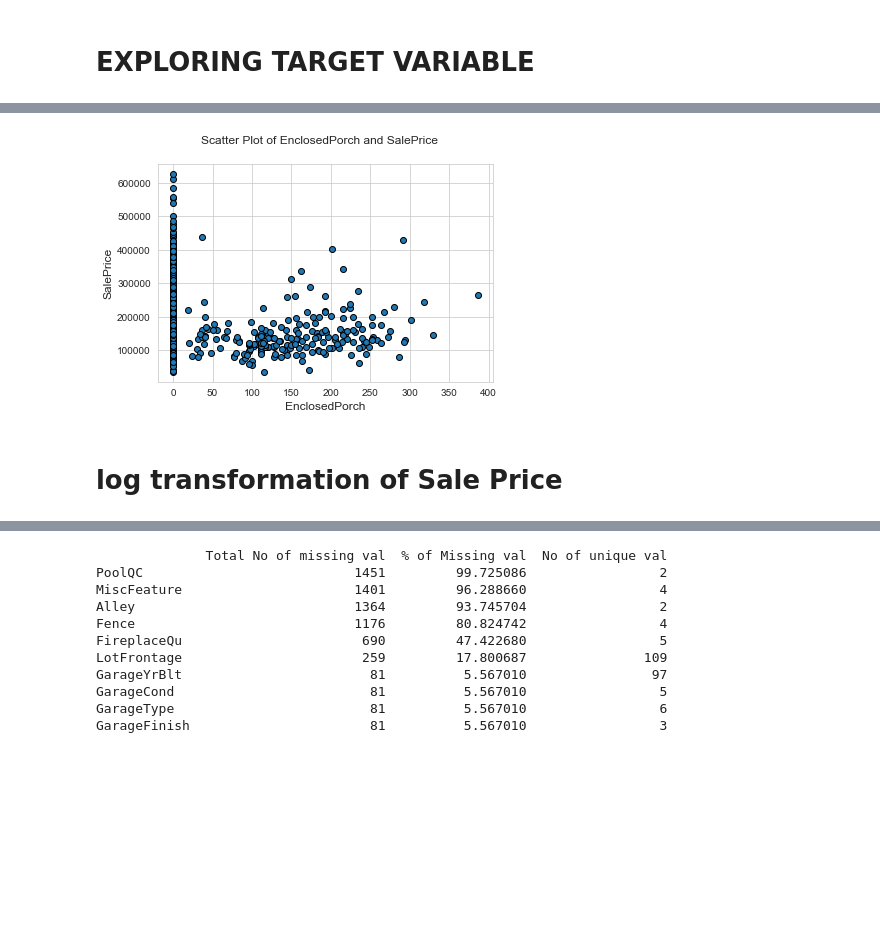
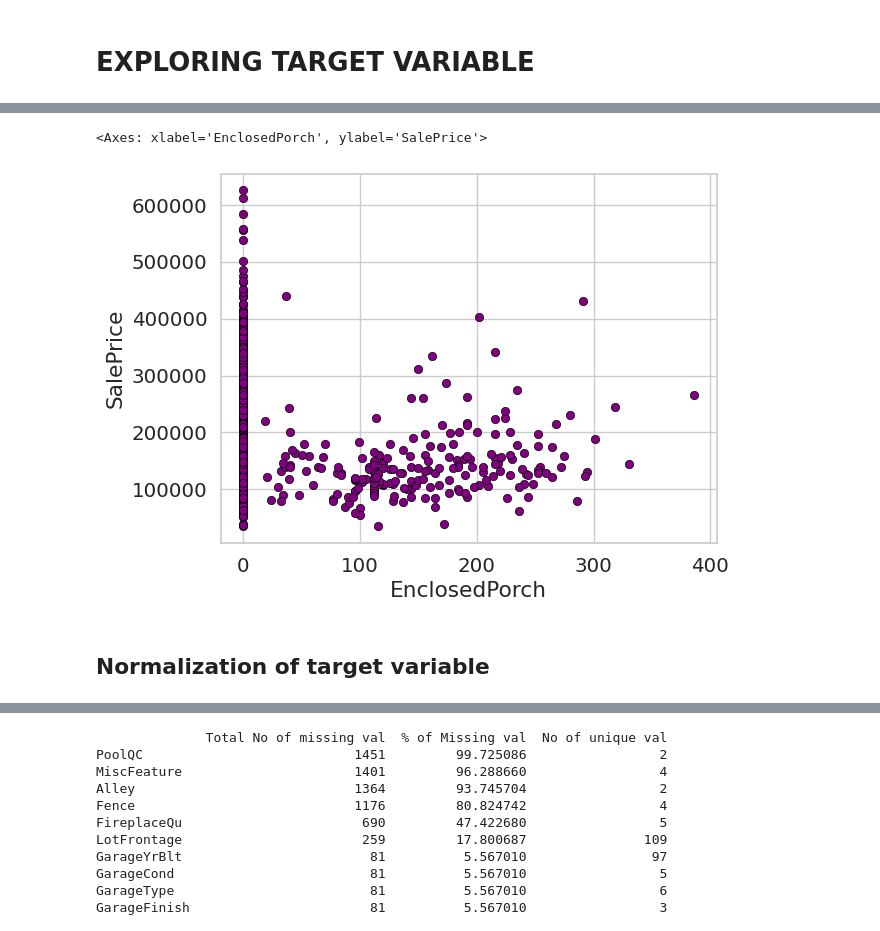
Before and after one commit to ManishaRao06/House-Prices-ML-Model, a Jupyter notebook: ML model final (1).ipynb, the cells around one changed output, grey strips where cells are left out. Saved outputs shown, nothing was run; the diff lists cells and outputs as text; code cells hidden in the pictures; blank space fills up the shorter version.

```diff
--- a/ML model final (1).ipynb
+++ b/ML model final (1).ipynb
@@ -270,0 +309,12 @@ There are 43 categorical features in our housing dataset.
+# %%
+# most correlated features
+corr_mat = train_data.corr()
+
+sns.set(font_scale = 1.3)
+plt.figure(figsize = (11,8))
+
+top_corr = corr_mat.index[abs(corr_mat["SalePrice"])>0.5]
+g = sns.heatmap(train_data[top_corr].corr(),annot=True,cmap="YlGnBu")
+plt.suptitle("Top Correlated Feature HeatMap (Correlation > 0.5 with Sale Price)")
+plt.xlabel("Features")
+plt.ylabel("Features")
@@ -295,7 +354,7 @@ scatter_plot('GrLivArea')
 # %%
-#DELETING OUTLIERS
-train_data =  train_data.drop( train_data[( train_data['GrLivArea'] > 4000) & ( train_data['SalePrice']<300000)].index)
+train_data = train_data[train_data["GrLivArea"] < 4000]
 
-#Check the graphic again
-scatter_plot('GrLivArea')
+plt.figure(figsize=(8, 6))
+sns.scatterplot(x='GrLivArea', y='SalePrice', color = "green", edgecolor='black', data= train_data)
+title = plt.title('House Price vs. Living Area')
 # %% [output]
@@ -303,16 +362,17 @@ scatter_plot('GrLivArea')
 # %%
 #Deleting outliers
 train_data =  train_data.drop( train_data[( train_data['EnclosedPorch']>400)].index)
 
 #Deleting outliers
 train_data =  train_data.drop( train_data[( train_data['SalePrice']>700000)].index)
 
 #check plot again
-scatter_plot('EnclosedPorch')
+sns.scatterplot(x='EnclosedPorch', y='SalePrice', color = "purple", edgecolor='black', data= train_data)
 # %% [output]
+<Axes: xlabel='EnclosedPorch', ylabel='SalePrice'>
-[figure, old version]
+[figure, new version]
 # %% [markdown]
-# log transformation of Sale Price
+## **Normalization of target variable**
 # %%
 plt.figure(figsize=(8,6))
 sns.distplot(train_data['SalePrice'])
```
Also changed, not shown: parts of 77 cells of this notebook.
